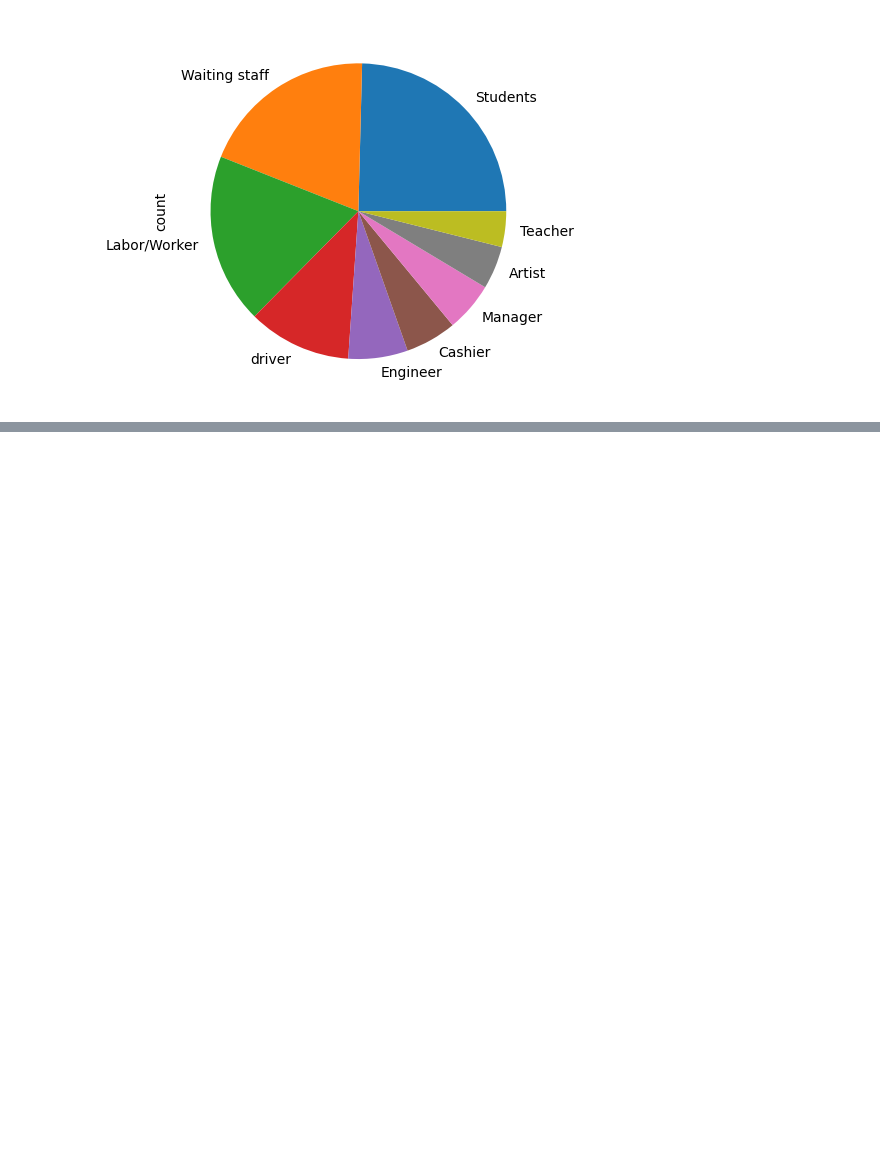
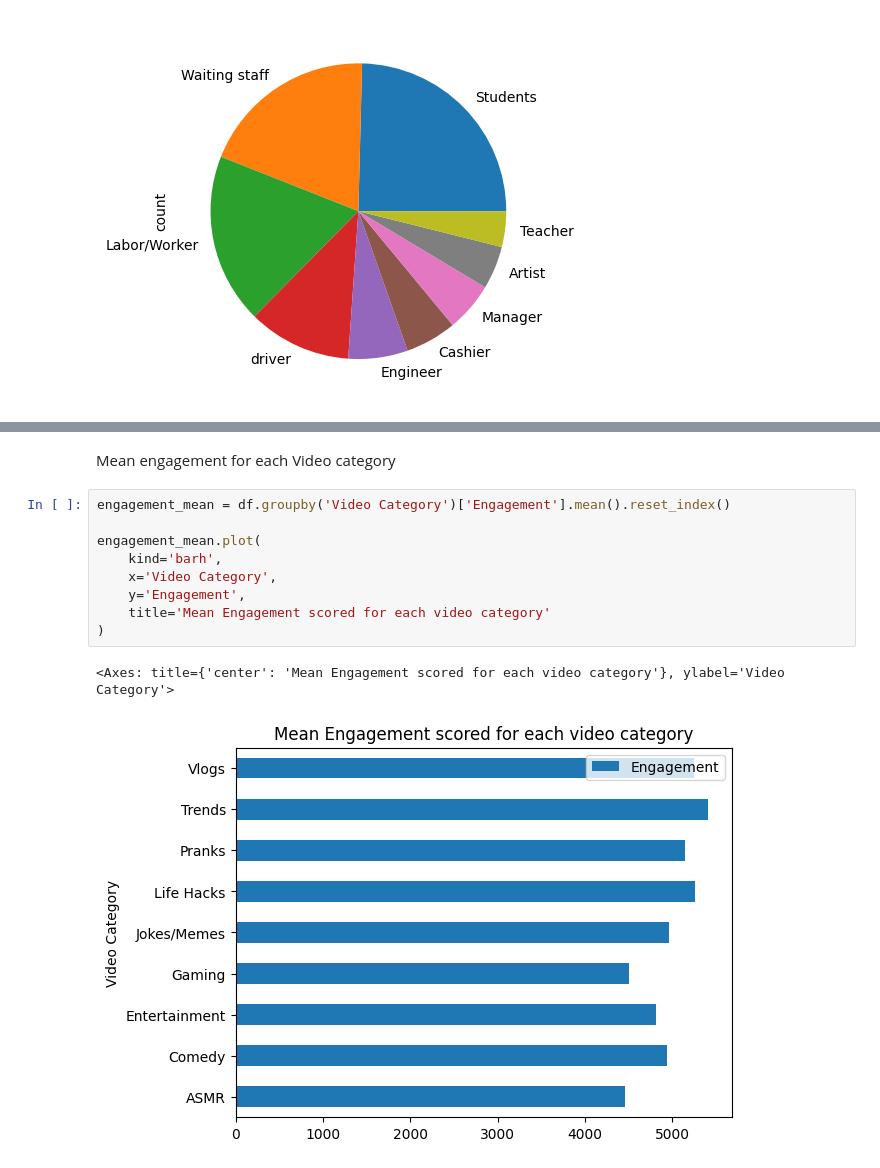
Before and after one commit to cchan083/Social-Media, a Jupyter notebook: analysis.ipynb, the cells around one changed output, grey strips where cells are left out. Cells and saved outputs as stored; diff of their text form; blank space fills up the shorter version.

```diff
--- a/analysis.ipynb
+++ b/analysis.ipynb
@@ -69,0 +209,14 @@ df['Profession'].value_counts().plot(
+# %% [markdown]
+Mean engagement for each Video category
+# %%
+engagement_mean = df.groupby('Video Category')['Engagement'].mean().reset_index()
+
+engagement_mean.plot(
+    kind='barh',
+    x='Video Category',
+    y='Engagement',
+    title='Mean Engagement scored for each video category'
+)
+# %% [output]
+<Axes: title={'center': 'Mean Engagement scored for each video category'}, ylabel='Video Category'>
+[figure, added]
```
Also changed, not shown: parts of 43 cells of this notebook.
